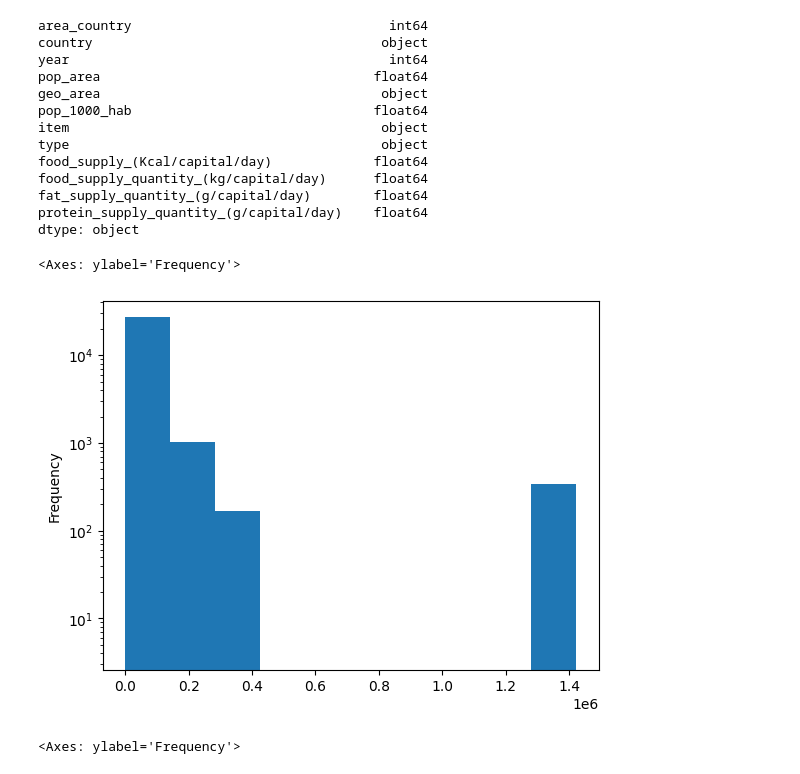
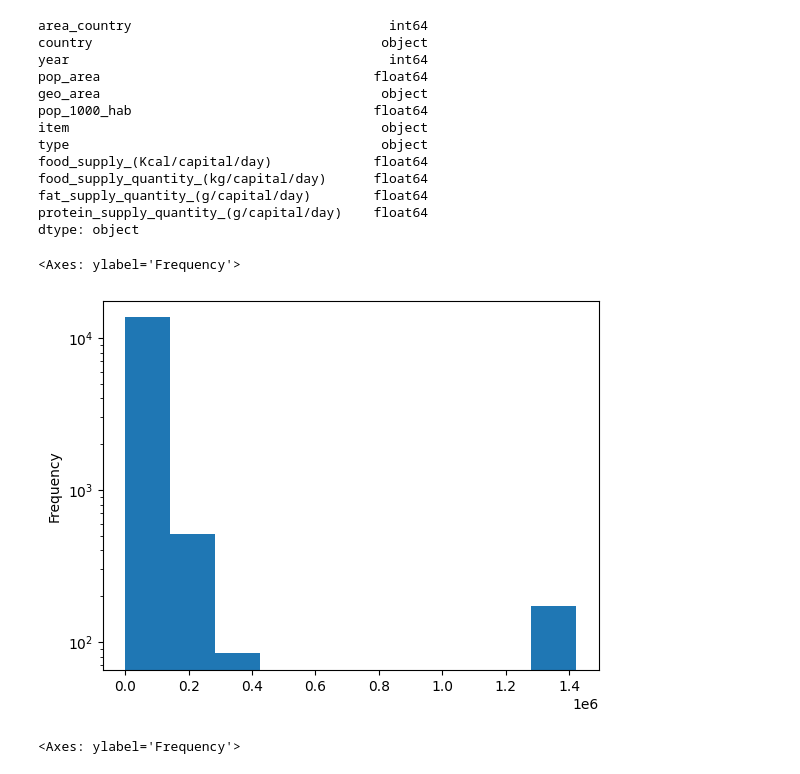
Before and after one commit to Melobgn/Brief-pandas-SEM, a Jupyter notebook: dataframes.ipynb, the cells around one changed output. Drawn from its saved outputs; the diff is of its cells as text; code cells hidden in the pictures.

```diff
--- a/dataframes.ipynb
+++ b/dataframes.ipynb
@@ -330,14 +331,15 @@ protein_supply_quantity_(g/capital/day)    float64
 dtype: object
 # %%
 # Exercice 18
+df_2019 = df.mask(df["year"] == 2018).dropna()
 
-df["pop_1000_hab"].plot(kind='hist', logy=True)
+df_2019["pop_1000_hab"].plot(kind='hist', logy=True)
 
-df['pop_1000_hab'].value_counts().plot.hist()
+# df['pop_1000_hab'].value_counts().plot.hist()
 # df['pop_1000_hab'].plot.bar()
 # %% [output]
 <Axes: ylabel='Frequency'>
-[figure, old version]
+[figure, new version]
 # %%
 df["food_supply_(Kcal/capital/day)"].plot(kind='hist', logy=True)
 # %% [output]
```
Also changed, not shown: parts of 4 cells of this notebook.
